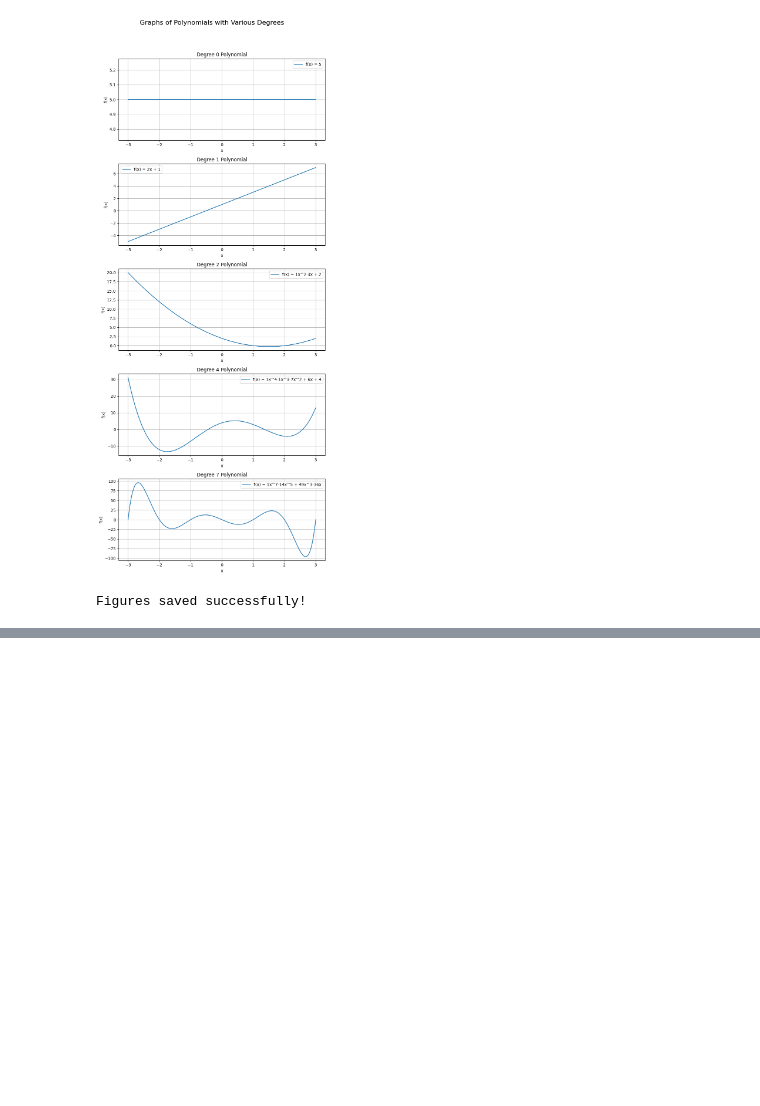
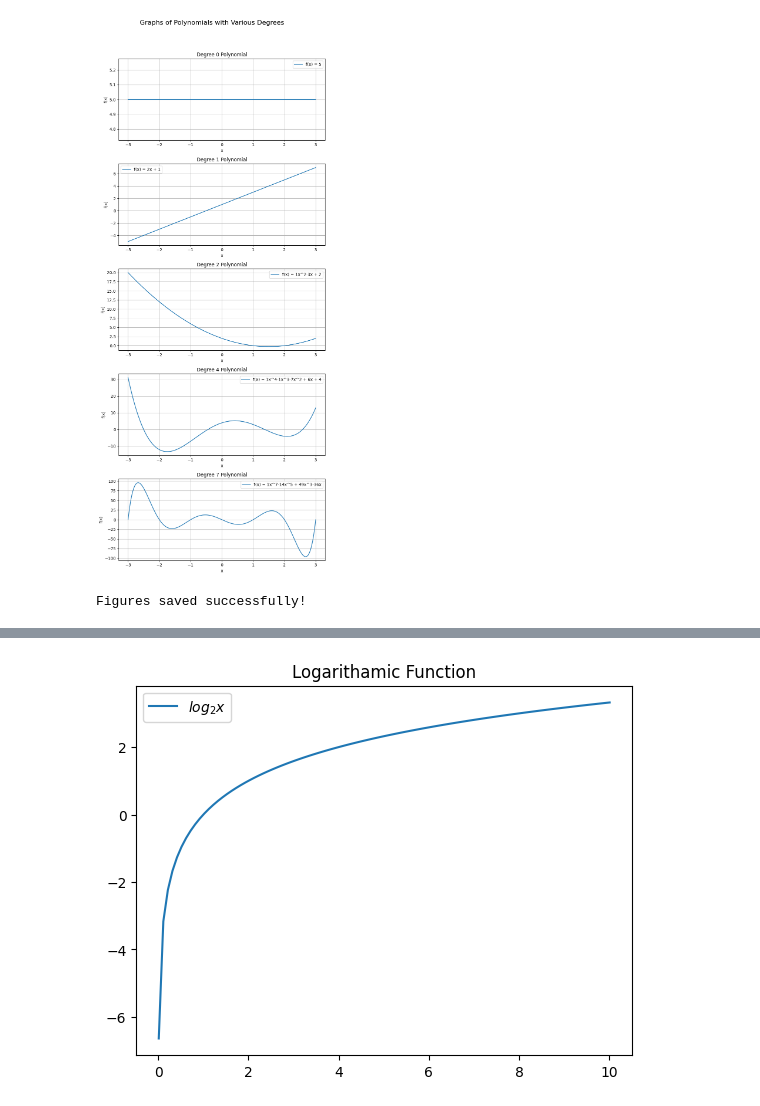
Before and after one commit to nv-mldev/math-bootcamp, a Jupyter notebook: chapters/algebra/scripts.ipynb, the cells around one changed output, grey strips where cells are left out. Cells and saved outputs as stored; diff of their text form; code cells hidden in the pictures; blank space fills up the shorter version.

```diff
--- a/chapters/algebra/scripts.ipynb
+++ b/chapters/algebra/scripts.ipynb
@@ -313,0 +405,9 @@ Figures saved successfully!
+# %%
+x = np.linspace(0,10,100)+0.01
+y = np.log2(x)
+plt.plot(x,y, label=r'$log_{2}x$')
+plt.title('Logarithamic Function')
+plt.legend()
+plt.show()
+# %% [output]
+[figure, added]
```
Also changed, not shown: parts of 7 cells of this notebook, 38 other files.
